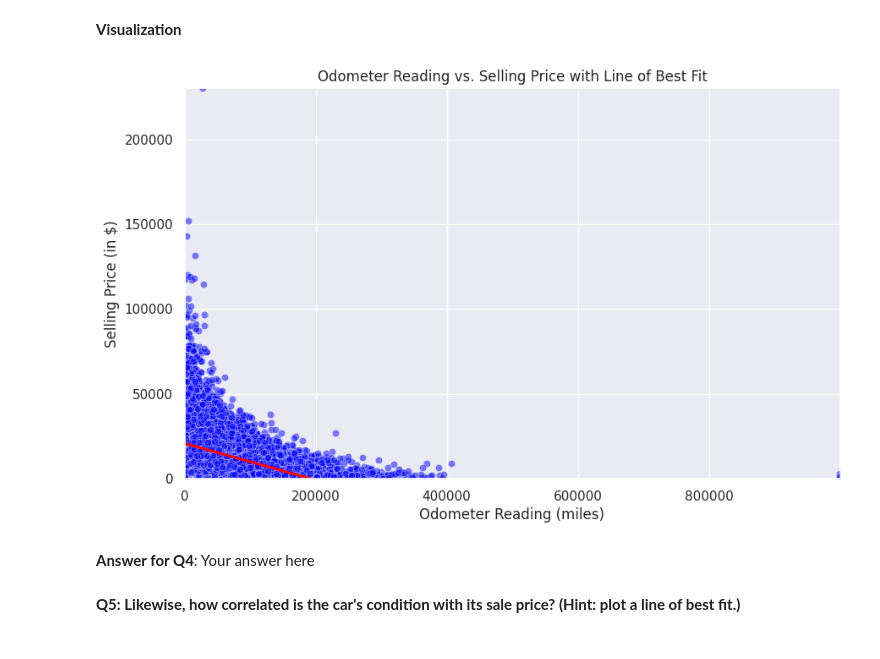
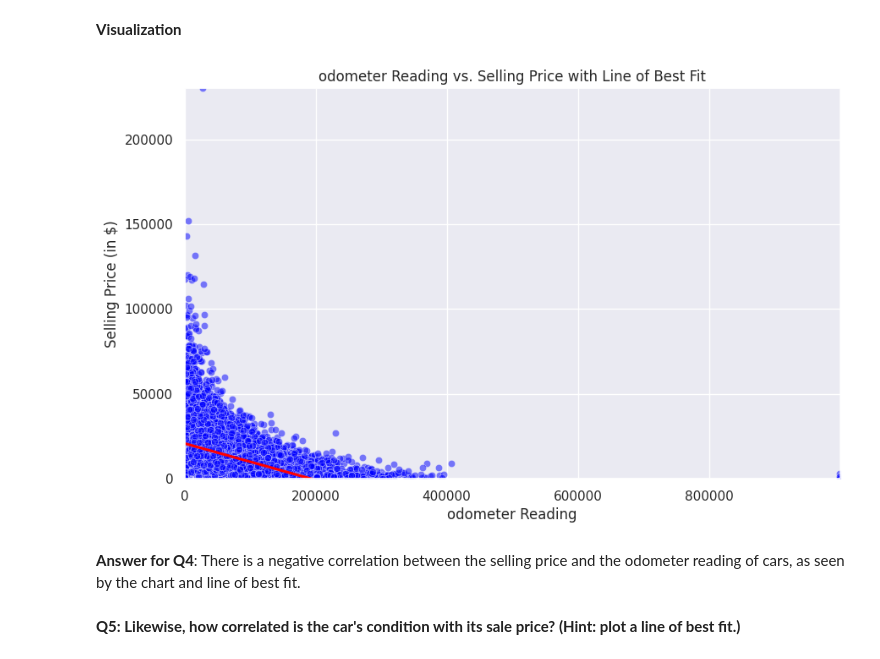
Before and after one commit to mayasherbiny/cson-project, a Jupyter notebook: Regression_Mini-Project.ipynb, the cells around one changed output. Saved outputs shown, nothing was run; the diff lists cells and outputs as text; code cells hidden in the pictures.

```diff
--- a/Regression_Mini-Project.ipynb
+++ b/Regression_Mini-Project.ipynb
@@ -931,4 +938,10 @@ dtype: int64
 # %%
 df['color'] = df['color'].str.replace('—', 'unspecified')
+# %%
+df['interior'] = df['interior'].str.replace('—', 'unspecified')
+# %%
+df['seller'] = df['seller'].str.replace('—', 'unspecified')
+# %%
+df['sellingprice'] = df['sellingprice'].str.replace('—', 'unspecified')
 # %%
-df['saledate'] = pd.to_datetime(df['saledate'])
+df['saledate'] = df['saledate'].str.replace('—', 'unspecified')
@@ -1186,26 +1107,21 @@ Passing `palette` without assigning `hue` is deprecated and will be removed in v
 # %%
 import pandas as pd
 import matplotlib.pyplot as plt
 import seaborn as sns
 import numpy as np
-
-# Sample DataFrame creation for demonstration
-# df = pd.read_csv('your_data.csv')  # Uncomment to load your dataset
-
-# Visualization: Odometer Reading vs. Selling Price with Line of Best Fit
 plt.figure(figsize=(10, 6))
 sns.scatterplot(data=df, x='odometer', y='sellingprice', color='blue', alpha=0.5)
 sns.regplot(data=df, x='odometer', y='sellingprice', scatter=False, color='red')
-plt.title('Odometer Reading vs. Selling Price with Line of Best Fit')
-plt.xlabel('Odometer Reading (miles)')
+plt.title('odometer Reading vs. Selling Price with Line of Best Fit')
+plt.xlabel('odometer Reading')
 plt.ylabel('Selling Price (in $)')
 plt.xlim(0, df['odometer'].max())
 plt.ylim(0, df['sellingprice'].max())
 plt.show()
 # %% [output]
-[figure, old version]
+[figure, new version]
-# %% [markdown]
-**Answer for Q4**: Your answer here
+# %% [markdown]
+**Answer for Q4**: There is a negative correlation between the selling price and the odometer reading of cars, as seen by the chart and line of best fit.
 # %% [markdown]
 **Q5: Likewise, how correlated is the car's condition with its sale price? (Hint: plot a line of best fit.)**
 # %% [markdown]
```
Also changed, not shown: parts of 75 cells of this notebook.
